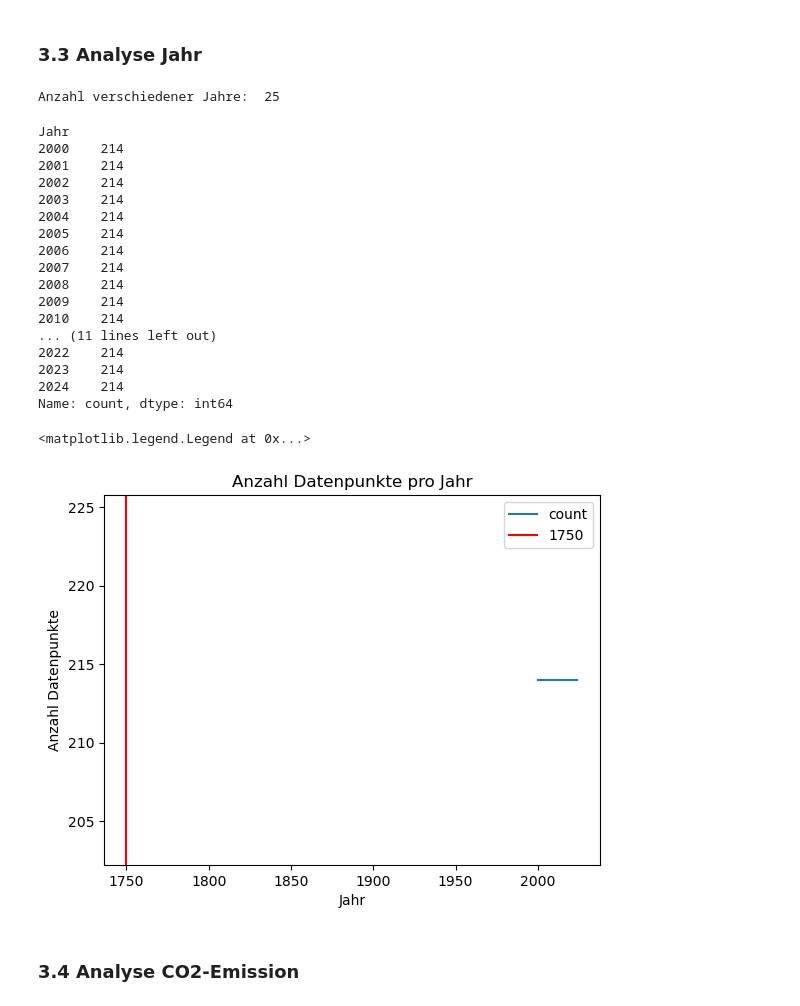
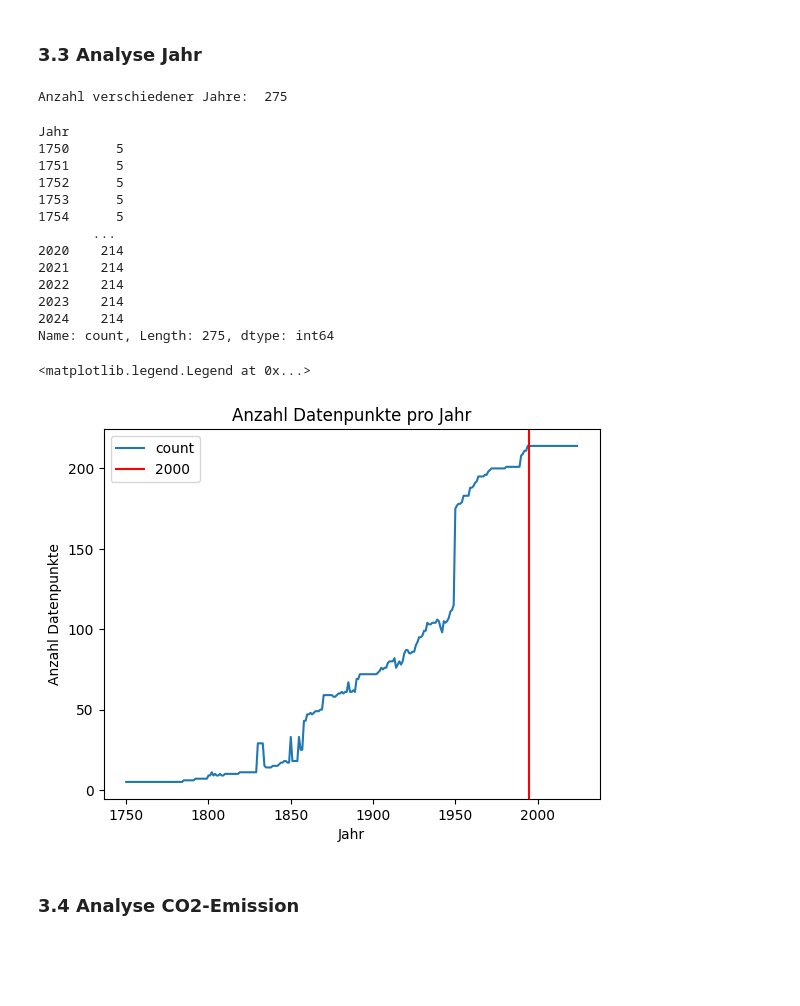
Before and after one commit to itulahjess/LN_2_Github_Python, a Jupyter notebook: Analyse.ipynb, the cells around one changed output. Drawn from its saved outputs; the diff is of its cells as text; code cells hidden in the pictures; blank space fills up the shorter version.

```diff
--- a/Analyse.ipynb
+++ b/Analyse.ipynb
@@ -15,6 +15,6 @@ https://ourworldindata.org/grapher/annual-co2-emissions-per-country
 import pandas as pd
 # %%
 df = pd.read_csv('annual-co2-emissions-per-country.csv', skiprows=1,
-                 names=['Gebiet','Code','Jahr','Tonnen'])
+                 names=['Gebiet','Code','Jahr','CO2-Emission (Tonnen)'])
 df.head()
 # %% [output]
@@ -108,34 +108,30 @@ df['Code'].value_counts().plot(kind='bar' ,xticks=[], ylabel='Anzahl Datenpunkte
 # %%
 print('Anzahl verschiedener Jahre: ', len(df['Jahr'].unique()))
 # %% [output]
-Anzahl verschiedener Jahre:  25
+Anzahl verschiedener Jahre:  275
 # %%
 df['Jahr'].value_counts().sort_index()
 # %% [output]
 Jahr
-2000    214
-2001    214
-2002    214
-2003    214
-2004    214
-2005    214
-2006    214
-2007    214
-2008    214
-2009    214
-2010    214
-... (11 lines left out)
+1750      5
+1751      5
+1752      5
+1753      5
+1754      5
+       ...
+2020    214
+2021    214
 2022    214
 2023    214
 2024    214
-Name: count, dtype: int64
+Name: count, Length: 275, dtype: int64
 # %%
 g = df['Jahr'].value_counts().sort_index().plot(ylabel='Anzahl Datenpunkte', title='Anzahl Datenpunkte pro Jahr');
-g.axvline(x=1750, color='red',label='1750')
+g.axvline(x=1995, color='red',label='2000')
 g.legend()
 # %% [output]
 <matplotlib.legend.Legend at 0x...>
-[figure, old version]
+[figure, new version]
 # %% [markdown]
 ### 3.4 Analyse CO2-Emission
 # %%
```
Also changed, not shown: parts of 14 cells of this notebook, 3 other files.
